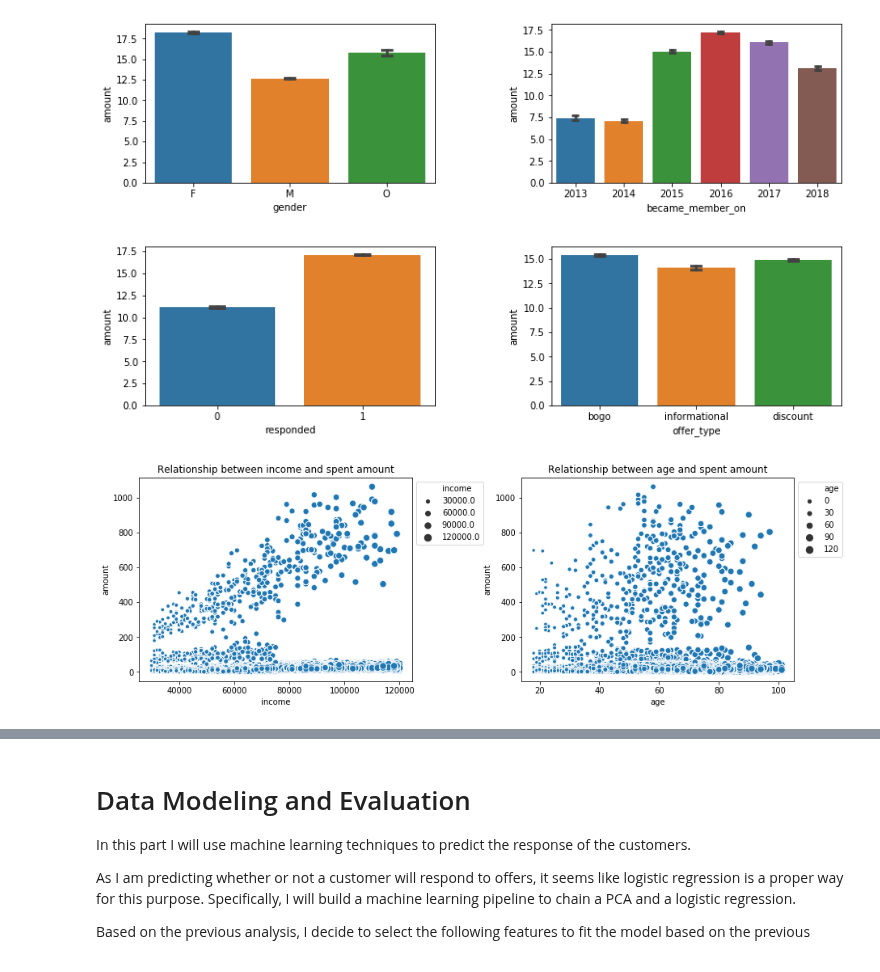
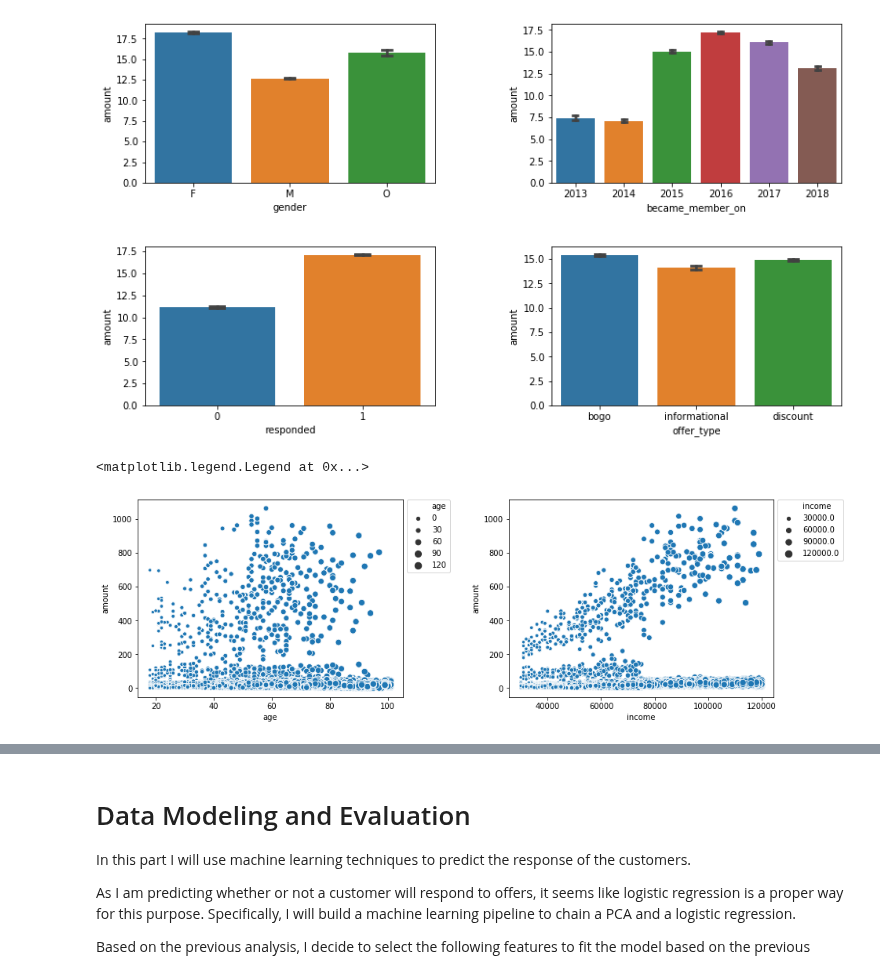
Before and after one commit to Kilie/starbucks, a Jupyter notebook: Starbucks_Capstone_notebook.ipynb, the cells around one changed output, grey strips where cells are left out. Saved outputs shown, nothing was run; the diff lists cells and outputs as text; code cells hidden in the pictures.

```diff
--- a/Starbucks_Capstone_notebook.ipynb
+++ b/Starbucks_Capstone_notebook.ipynb
@@ -753,18 +790,16 @@ sns.barplot(x=df['offer_type'], y=df['amount'], capsize=.1, ax=axis[1,1])
 <matplotlib.axes._subplots.AxesSubplot at 0x...>
 [figure]
 # %%
-# The relationship between income and response
+# The amount of money spent by customers of different income and ages
 fig, axis = plt.subplots(1, 2)
 plt.subplots_adjust(wspace=0.4, hspace=0.4, top=1.0, right=2.0)
-ax1 = sns.scatterplot(x=df['income'], y=df['amount'], size=df['income'], ax=axis[0])
-ax1.legend(bbox_to_anchor=(1.0, 1.0))
-ax1.set_title('Relationship between income and spent amount')
 
-ax2 = sns.scatterplot(x=df['age'], y=df['amount'], size=df['age'], ax=axis[1])
-ax2.legend(bbox_to_anchor=(1.0, 1.0))
-ax2.set_title('Relationship between age and spent amount')
+ax1 = sns.scatterplot(x=df['age'], y=df['amount'], size=df['age'], ax=axis[0])
+ax2 = sns.scatterplot(x=df['income'], y=df['amount'], size=df['income'], ax=axis[1])
 
-plt.show()
+ax1.legend(bbox_to_anchor=(1.0, 1.02))
+ax2.legend(bbox_to_anchor=(1.0, 1.02))
 # %% [output]
+<matplotlib.legend.Legend at 0x...>
-[figure, old version]
+[figure, new version]
 # %% [markdown]
```
Also changed, not shown: parts of 16 cells of this notebook.
